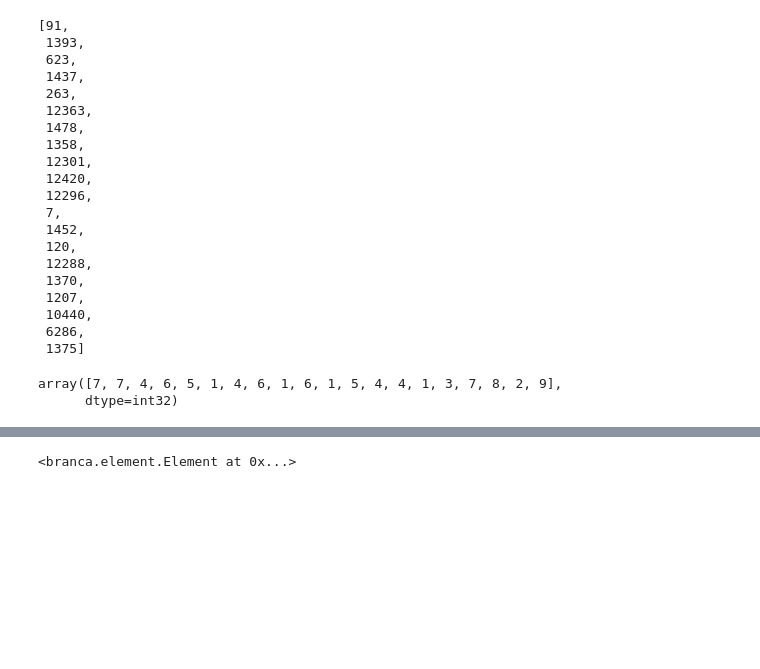
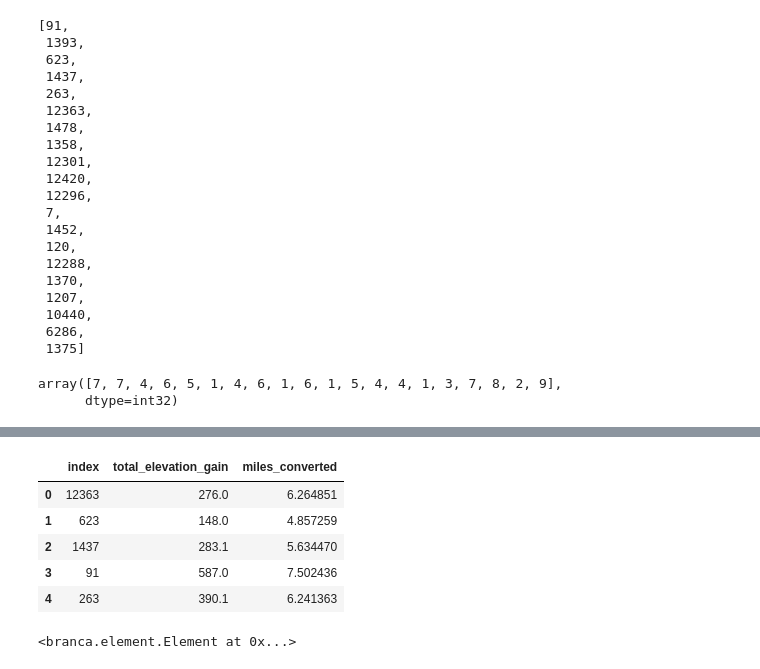
Before and after one commit to elizabethguy86/Run_Recommender, a Jupyter notebook: Run_Recommender_Test.ipynb, the cells around one changed output, grey strips where cells are left out. Cells and saved outputs as stored; diff of their text form; code cells hidden in the pictures; blank space fills up the shorter version.

Commit message:
add dataframe for returned route stats

```diff
--- a/Run_Recommender_Test.ipynb
+++ b/Run_Recommender_Test.ipynb
@@ -221,0 +218,3 @@ get_indices(cluster_groups)
+# %%
+indices_to_use = get_indices(cluster_groups)
+indices_to_use
@@ -245,3 +247,19 @@ mapping_dict
+# %%
+def return_route_stats(mapping_dict, indices_to_use, df):
+    mapping = []
+    for i in indices_to_use[0:5]:
+        mapping.append(mapping_dict[i])
+    slice_df = df.iloc[mapping]
+    return slice_df.loc[:, ['total_elevation_gain', 'miles_converted']].reset_index()
+# %%
+return_route_stats(mapping_dict, indices_to_use, df)
+# %% [output]
+|  | index | total_elevation_gain | miles_converted |
+| 0 | 12363 | 276.0 | 6.264851 |
+| 1 | 623 | 148.0 | 4.857259 |
+| 2 | 1437 | 283.1 | 5.634470 |
+| 3 | 91 | 587.0 | 7.502436 |
+| 4 | 263 | 390.1 | 6.241363 |
 # %%
 unique_coordinates = [map_coordinates[i] for i in indices_to_use]
 # %%
```
Also changed, not shown: parts of 5 cells of this notebook.
